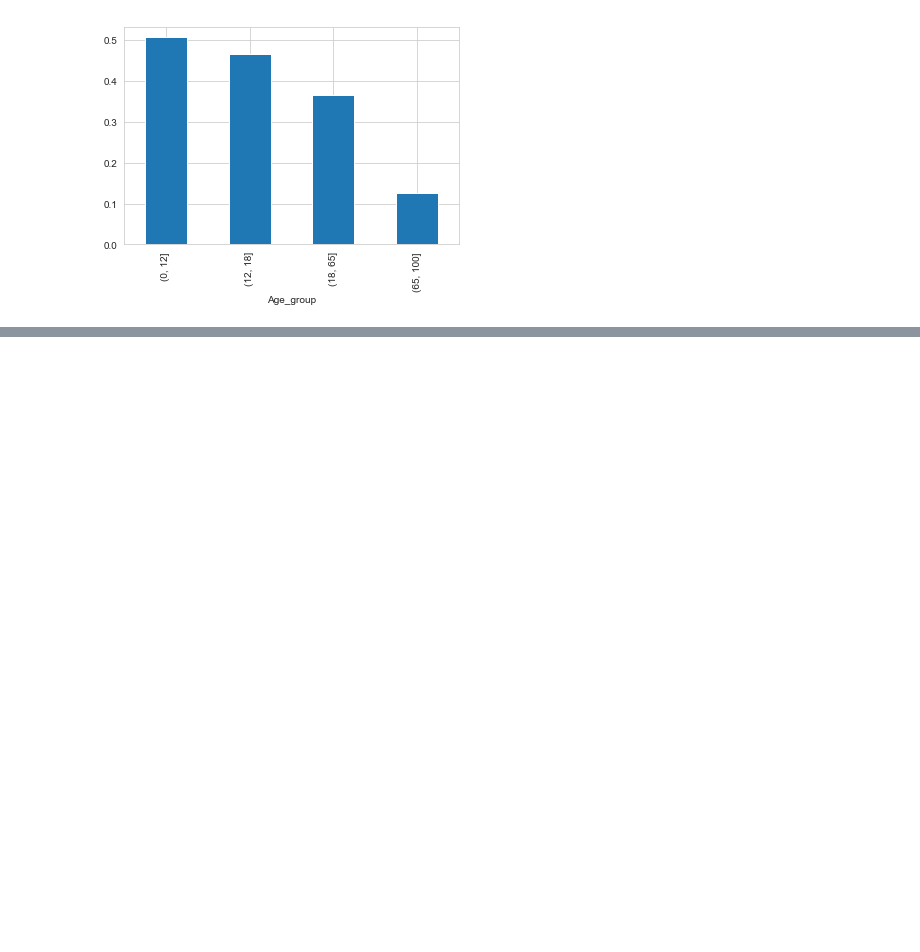
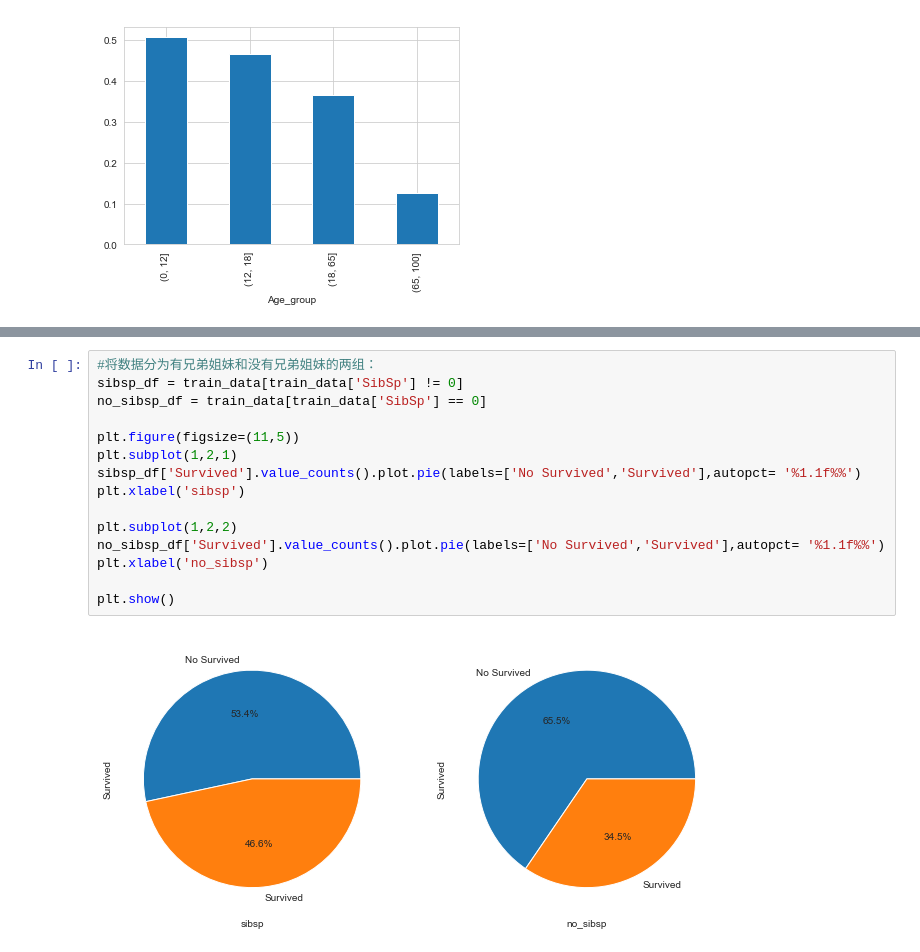
Before and after one commit to QQYES/kaggle_titanic, a Jupyter notebook: titanic_advanced.ipynb, the cells around one changed output, grey strips where cells are left out. Cells and saved outputs as stored; diff of their text form; blank space fills up the shorter version.

```diff
--- a/titanic_advanced.ipynb
+++ b/titanic_advanced.ipynb
@@ -237,0 +274,17 @@ by_age.plot(kind = 'bar')
+# %%
+#将数据分为有兄弟姐妹和没有兄弟姐妹的两组：
+sibsp_df = train_data[train_data['SibSp'] != 0]
+no_sibsp_df = train_data[train_data['SibSp'] == 0]
+
+plt.figure(figsize=(11,5))
+plt.subplot(1,2,1)
+sibsp_df['Survived'].value_counts().plot.pie(labels=['No Survived','Survived'],autopct= '%1.1f%%')
+plt.xlabel('sibsp')
+
+plt.subplot(1,2,2)
+no_sibsp_df['Survived'].value_counts().plot.pie(labels=['No Survived','Survived'],autopct= '%1.1f%%')
+plt.xlabel('no_sibsp')
+
+plt.show()
+# %% [output]
+[figure, added]
```
Also changed, not shown: parts of 7 cells of this notebook.
